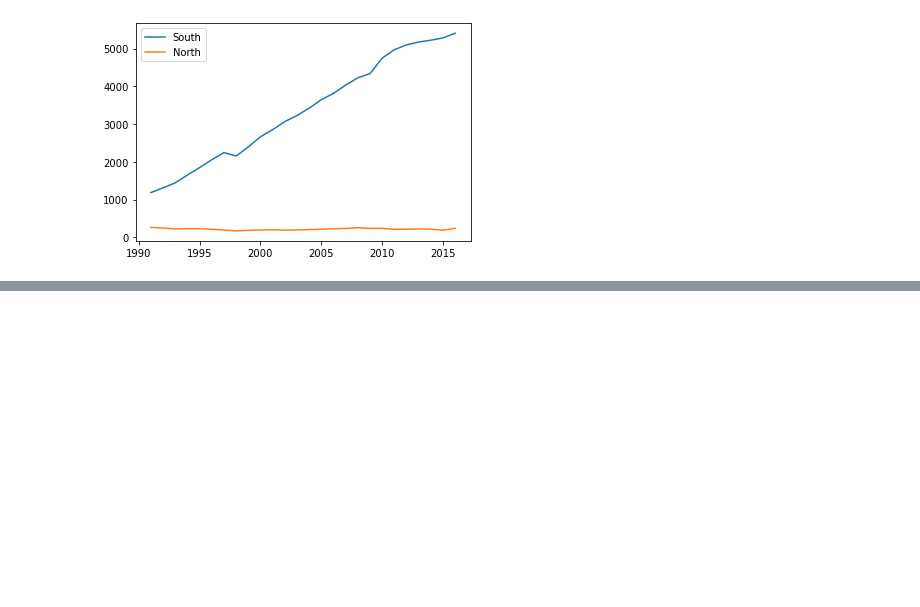
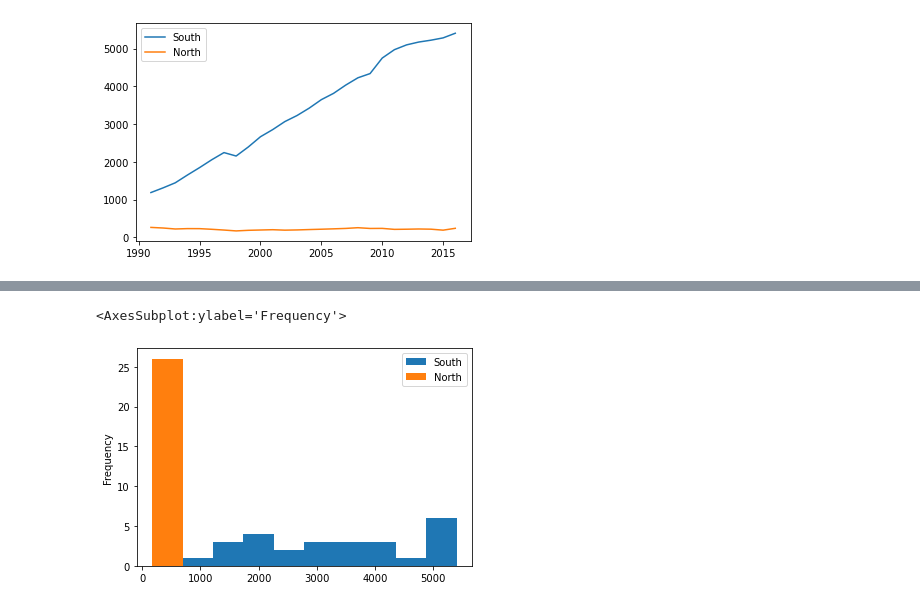
Before and after one commit to one-gidung/BigLeader_AI_Academy, a Jupyter notebook: 2021-06-30.ipynb, the cells around one changed output, grey strips where cells are left out. Cells and saved outputs as stored; diff of their text form; code cells hidden in the pictures; blank space fills up the shorter version.

```diff
--- a/2021-06-30.ipynb
+++ b/2021-06-30.ipynb
@@ -961,0 +969,5 @@ North   255   235   237   211   215   221   216   190   239
+# %%
+tdf_ns.plot(kind='hist')
+# %% [output]
+<AxesSubplot:ylabel='Frequency'>
+[figure, added]
```
Also changed, not shown: parts of 6 cells of this notebook.
